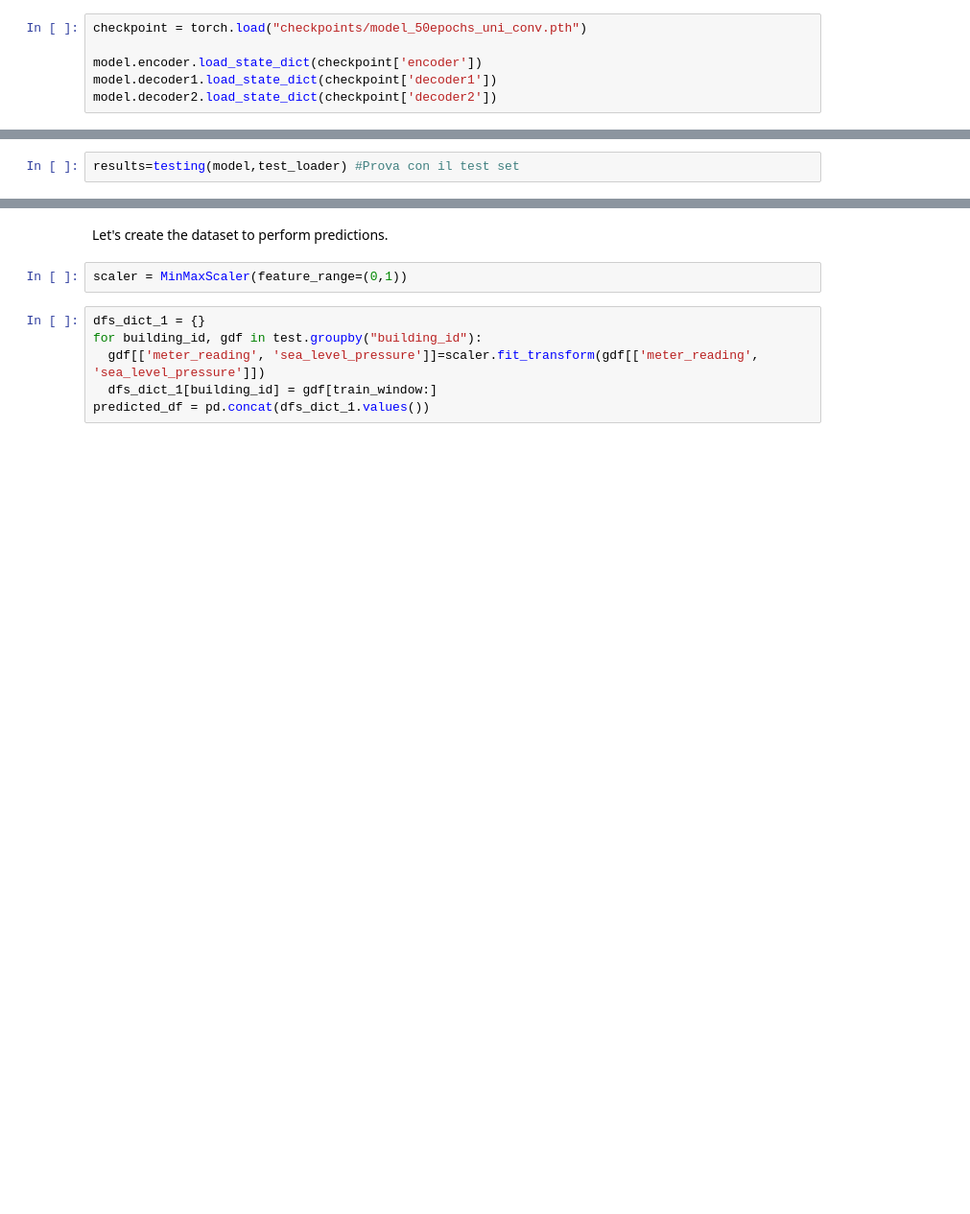
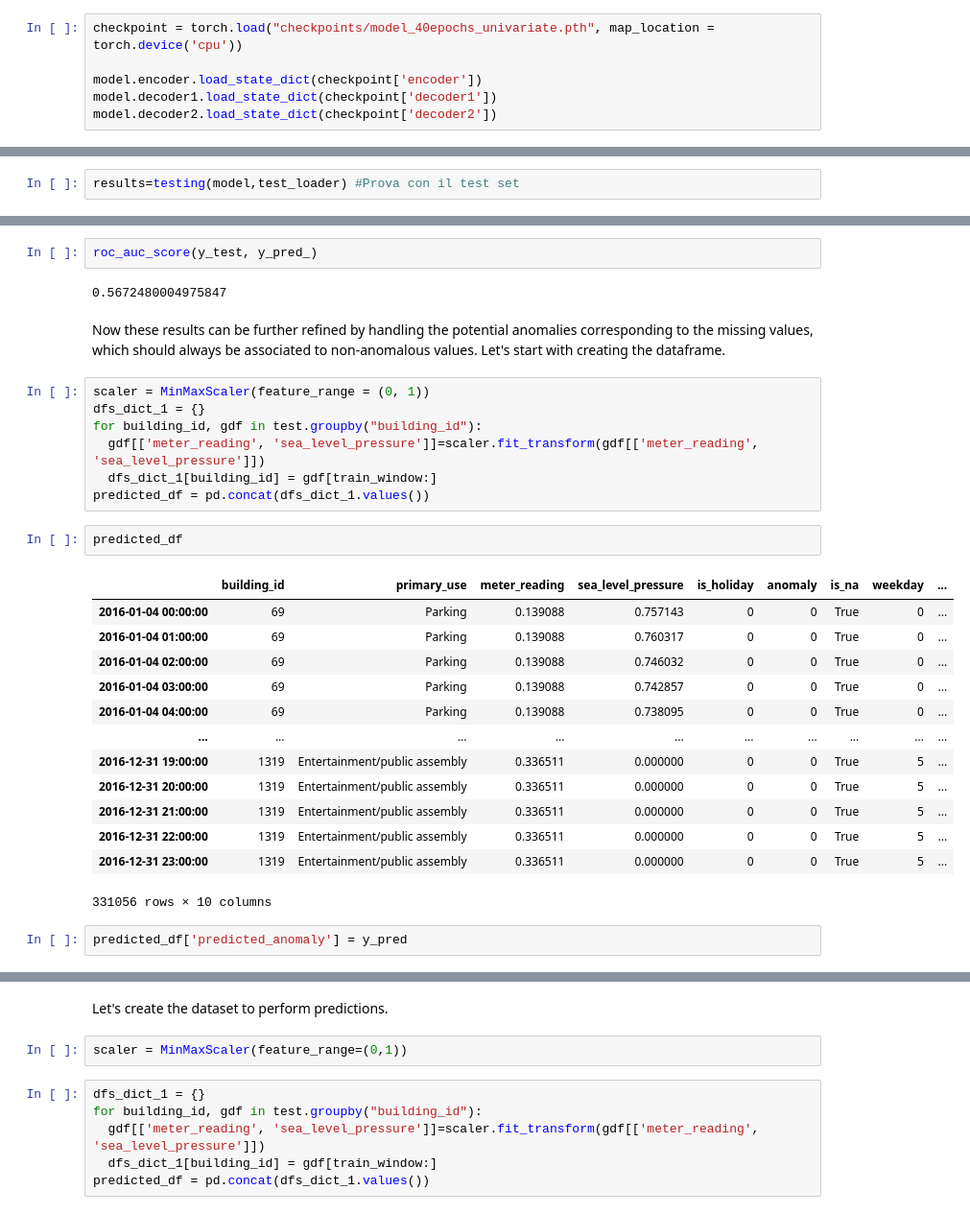
Before and after one commit to cmmedoro/Unsupervised_Anomaly_Detection_thesis, a Jupyter notebook: Notebooks/trials_notebook.ipynb, the cells around one changed output, grey strips where cells are left out. Shown at 96% size. Drawn from its saved outputs; the diff is of its cells as text; blank space fills up the shorter version.

```diff
--- a/Notebooks/trials_notebook.ipynb
+++ b/Notebooks/trials_notebook.ipynb
@@ -112,7 +215,7 @@ torch.save({
 # %% [markdown]
 # Testing the model
 # %%
-checkpoint = torch.load("checkpoints/model_50epochs_uni_conv.pth")
+checkpoint = torch.load("checkpoints/model_40epochs_univariate.pth", map_location = torch.device('cpu'))
 
 model.encoder.load_state_dict(checkpoint['encoder'])
 model.decoder1.load_state_dict(checkpoint['decoder1'])
@@ -311,0 +541,31 @@ results
+# %%
+roc_auc_score(y_test, y_pred_)
+# %% [output]
+0.5672480004975847
+# %% [markdown]
+Now these results can be further refined by handling the potential anomalies corresponding to the missing values, which should always be associated to non-anomalous values. Let's start with creating the dataframe.
+# %%
+scaler = MinMaxScaler(feature_range = (0, 1))
+dfs_dict_1 = {}
+for building_id, gdf in test.groupby("building_id"):
+  gdf[['meter_reading', 'sea_level_pressure']]=scaler.fit_transform(gdf[['meter_reading', 'sea_level_pressure']])
+  dfs_dict_1[building_id] = gdf[train_window:]
+predicted_df = pd.concat(dfs_dict_1.values())
+# %%
+predicted_df
+# %% [output]
+|  | building_id | primary_use | meter_reading | sea_level_pressure | is_holiday | anomaly | is_na | weekday | ... |
+| 2016-01-04 00:00:00 | 69 | Parking | 0.139088 | 0.757143 | 0 | 0 | True | 0 | ... |
+| 2016-01-04 01:00:00 | 69 | Parking | 0.139088 | 0.760317 | 0 | 0 | True | 0 | ... |
+| 2016-01-04 02:00:00 | 69 | Parking | 0.139088 | 0.746032 | 0 | 0 | True | 0 | ... |
+| 2016-01-04 03:00:00 | 69 | Parking | 0.139088 | 0.742857 | 0 | 0 | True | 0 | ... |
+| 2016-01-04 04:00:00 | 69 | Parking | 0.139088 | 0.738095 | 0 | 0 | True | 0 | ... |
+| ... | ... | ... | ... | ... | ... | ... | ... | ... | ... |
+| 2016-12-31 19:00:00 | 1319 | Entertainment/public assembly | 0.336511 | 0.000000 | 0 | 0 | True | 5 | ... |
+| 2016-12-31 20:00:00 | 1319 | Entertainment/public assembly | 0.336511 | 0.000000 | 0 | 0 | True | 5 | ... |
+| 2016-12-31 21:00:00 | 1319 | Entertainment/public assembly | 0.336511 | 0.000000 | 0 | 0 | True | 5 | ... |
+| 2016-12-31 22:00:00 | 1319 | Entertainment/public assembly | 0.336511 | 0.000000 | 0 | 0 | True | 5 | ... |
+| 2016-12-31 23:00:00 | 1319 | Entertainment/public assembly | 0.336511 | 0.000000 | 0 | 0 | True | 5 | ... |
+331056 rows × 10 columns
+# %%
+predicted_df['predicted_anomaly'] = y_pred
```
Also changed, not shown: parts of 58 cells of this notebook, 3 other files.
